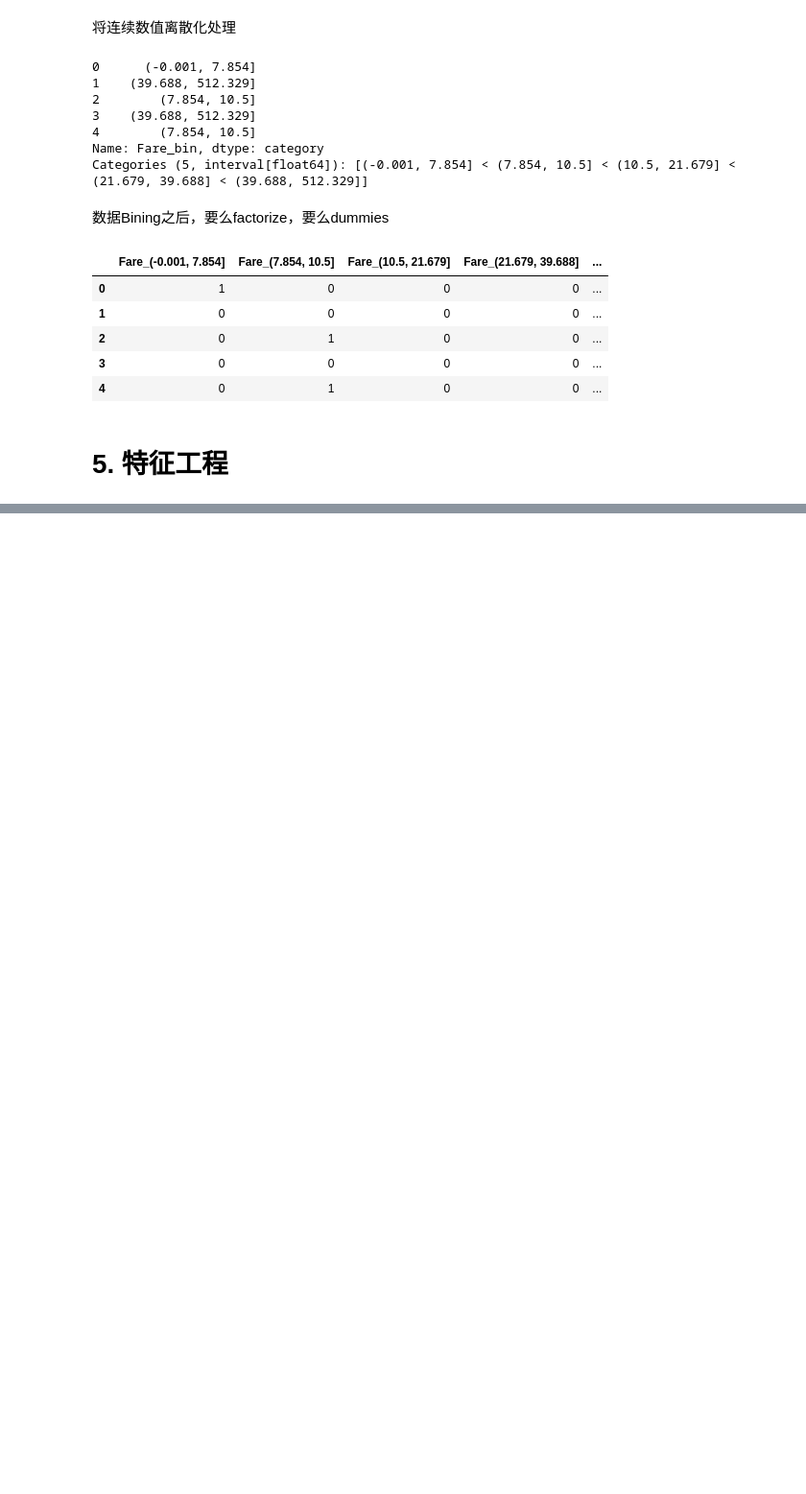
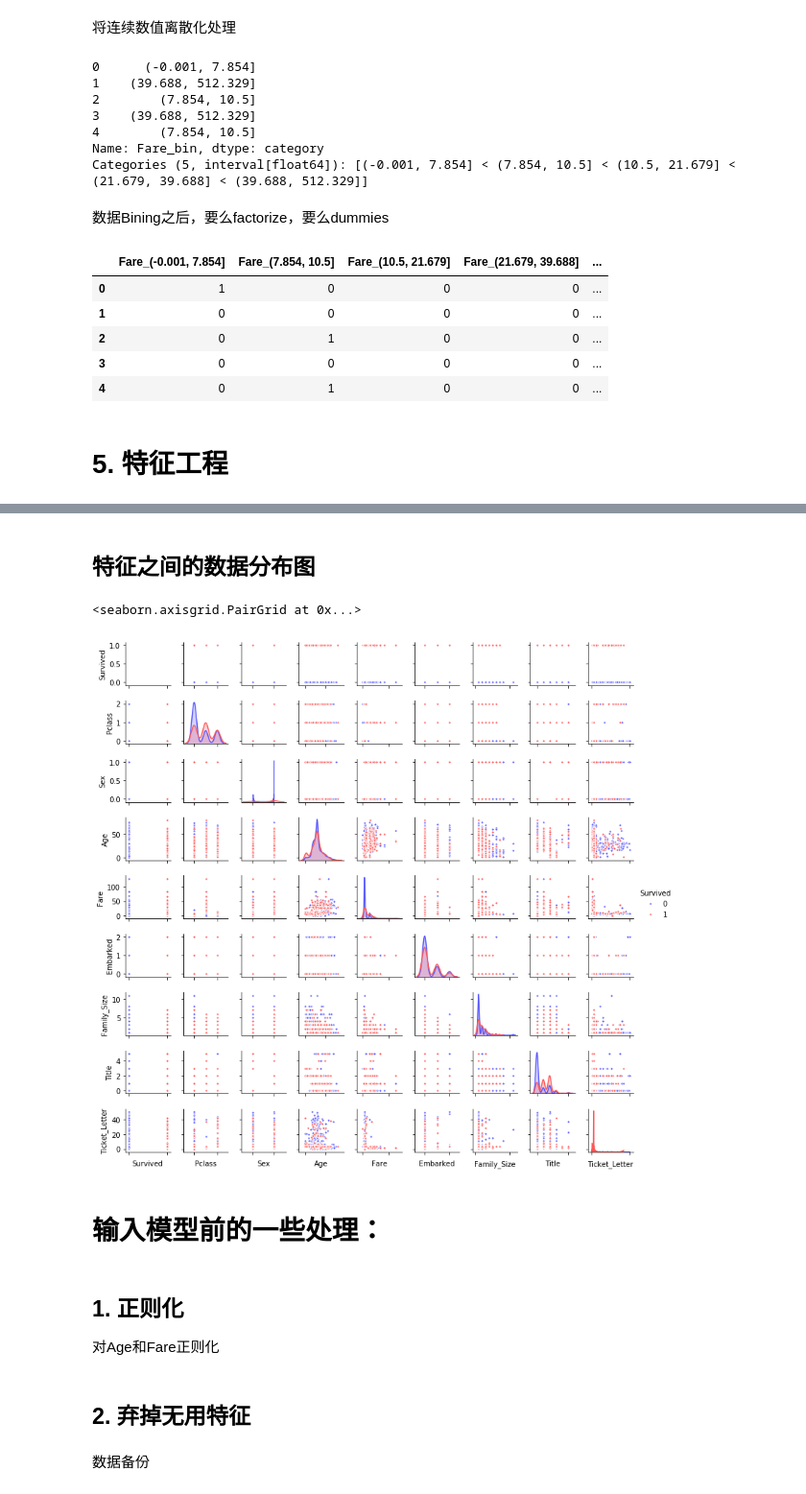
Before and after one commit to yxq903/Titanic_kaggle, a Jupyter notebook: Titanic_numpy.ipynb, the cells around one changed output, grey strips where cells are left out. Shown: that part at 96% size. Cells and saved outputs as stored; diff of their text form; code cells hidden in the pictures; blank space fills up the shorter version.

```diff
--- a/Titanic_numpy.ipynb
+++ b/Titanic_numpy.ipynb
@@ -533,0 +706,8 @@ fare_bin_dummies_df.head()
+# %%
+missing_age_df = pd.DataFrame(combined_train_test[
+    ['Age', 'Embarked', 'Sex', 'Title', 'Name_length', 'Family_Size', 'Family_Size_Category','Fare', 'Fare_bin_id', 'Pclass']])
+
+missing_age_train = missing_age_df[missing_age_df['Age'].notnull()]
+missing_age_test = missing_age_df[missing_age_df['Age'].isnull()]
+
+missing_age_test.head()
@@ -533,0 +834,14 @@ fare_bin_dummies_df.head()
+# %% [markdown]
+## 特征之间的数据分布图
+# %%
+g = sns.pairplot(combined_train_test[[u'Survived', u'Pclass', u'Sex', u'Age', u'Fare', u'Embarked',
+       u'Family_Size', u'Title', u'Ticket_Letter']], hue='Survived', palette = 'seismic',size=1.2,diag_kind = 'kde',diag_kws=dict(shade=True),plot_kws=dict(s=10) )
+g.set(xticklabels=[])
+# %% [output]
+<seaborn.axisgrid.PairGrid at 0x...>
+[figure, added]
+# %% [markdown]
+# 输入模型前的一些处理：
+# %% [markdown]
+## 1. 正则化
+对Age和Fare正则化
@@ -533,0 +851,4 @@ fare_bin_dummies_df.head()
+# %% [markdown]
+## 2. 弃掉无用特征
+# %% [markdown]
+数据备份
```
Also changed, not shown: parts of 87 cells of this notebook, 2 other files.
